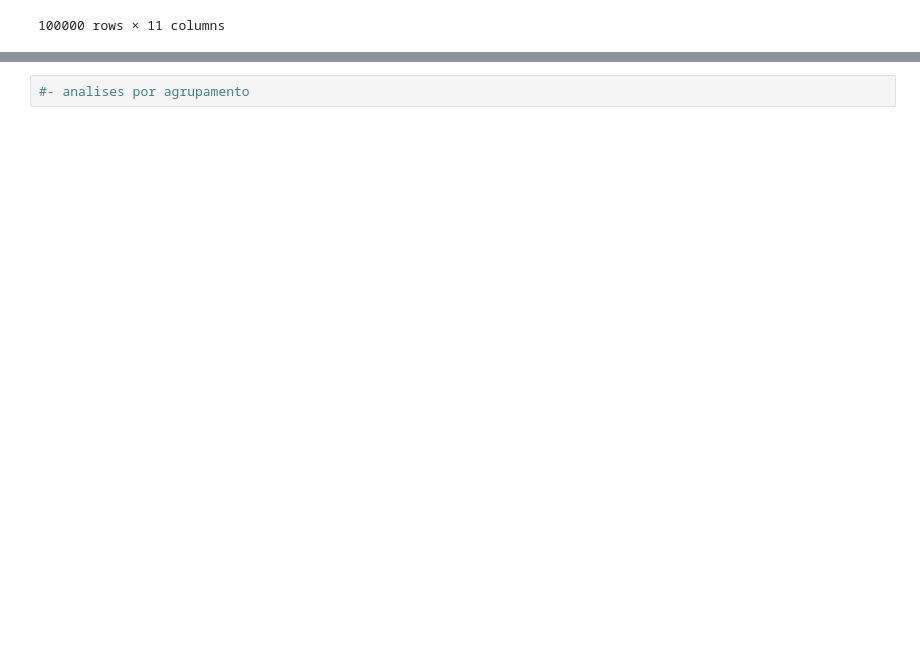
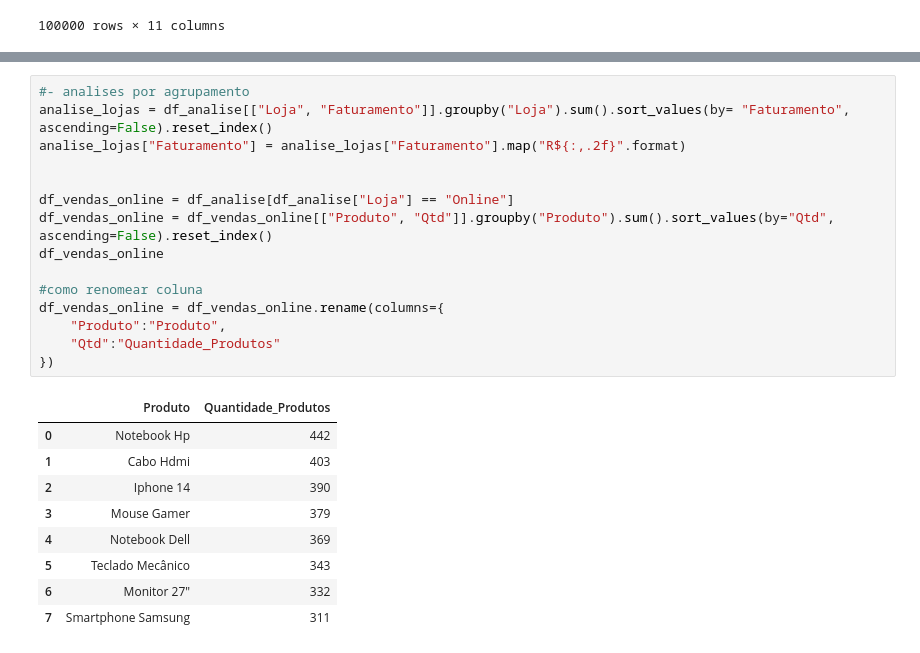
Before and after one commit to Nanashbom/Sales-management-analysis, a Jupyter notebook: projeto_pandas/Projeto_pandas/pandas_supr.ipynb, the cells around one changed output, grey strips where cells are left out. Drawn from its saved outputs; the diff is of its cells as text; blank space fills up the shorter version.

```diff
--- a/projeto_pandas/Projeto_pandas/pandas_supr.ipynb
+++ b/projeto_pandas/Projeto_pandas/pandas_supr.ipynb
@@ -238,2 +266,25 @@ Cliente = 1
 # %%
 #- analises por agrupamento
+analise_lojas = df_analise[["Loja", "Faturamento"]].groupby("Loja").sum().sort_values(by= "Faturamento", ascending=False).reset_index()
+analise_lojas["Faturamento"] = analise_lojas["Faturamento"].map("R${:,.2f}".format)
+
+
+df_vendas_online = df_analise[df_analise["Loja"] == "Online"]
+df_vendas_online = df_vendas_online[["Produto", "Qtd"]].groupby("Produto").sum().sort_values(by="Qtd", ascending=False).reset_index()
+df_vendas_online
+
+#como renomear coluna
+df_vendas_online = df_vendas_online.rename(columns={
+    "Produto":"Produto",
+    "Qtd":"Quantidade_Produtos"
+})
+# %% [output]
+|  | Produto | Quantidade_Produtos |
+| 0 | Notebook Hp | 442 |
+| 1 | Cabo Hdmi | 403 |
+| 2 | Iphone 14 | 390 |
+| 3 | Mouse Gamer | 379 |
+| 4 | Notebook Dell | 369 |
+| 5 | Teclado Mecânico | 343 |
+| 6 | Monitor 27" | 332 |
+| 7 | Smartphone Samsung | 311 |
```
Also changed, not shown: parts of 5 cells of this notebook, 2 other files.
